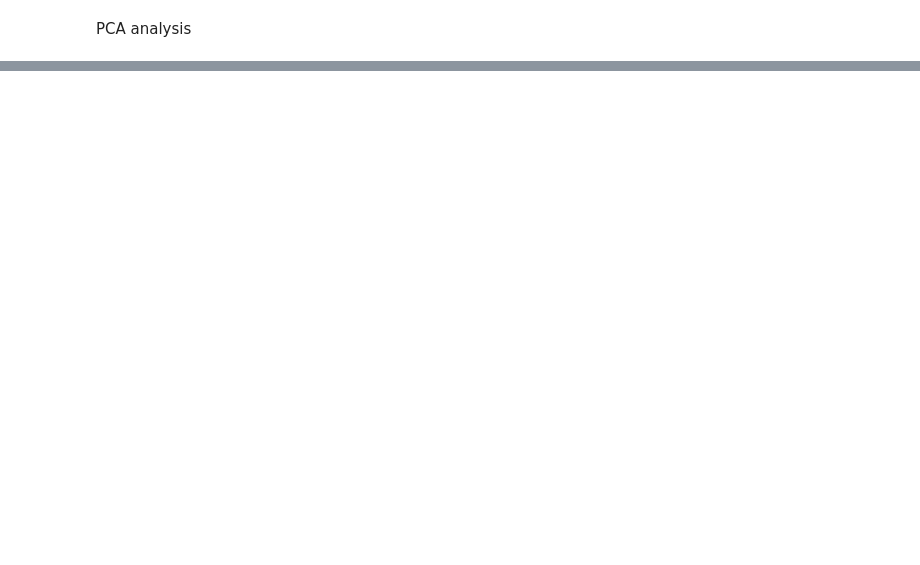
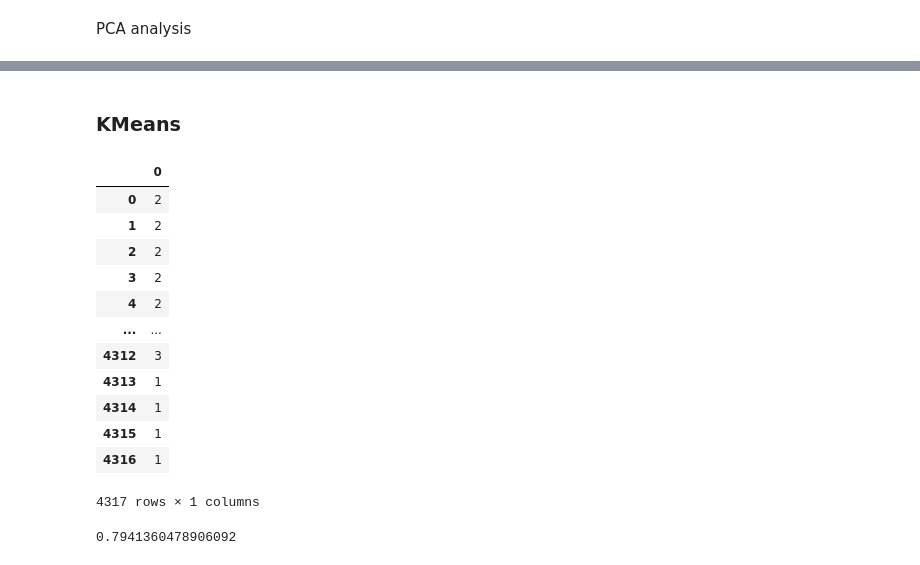
Before and after one commit to wei-coding/MLFN, a Jupyter notebook: Lab2/lab2.ipynb, the cells around one changed output, grey strips where cells are left out. Drawn from its saved outputs; the diff is of its cells as text; code cells hidden in the pictures; blank space fills up the shorter version.

Commit message:
2 cluster algo

```diff
--- a/Lab2/lab2.ipynb
+++ b/Lab2/lab2.ipynb
@@ -149,0 +197,30 @@ data
+# %% [markdown]
+### KMeans
+# %%
+from sklearn.cluster import KMeans
+
+kmeans = KMeans(n_clusters=4)
+kmeans.fit(tf_data)
+
+cluster_labels = pd.DataFrame(kmeans.labels_)
+cluster_labels
+# %% [output]
+|  | 0 |
+| 0 | 2 |
+| 1 | 2 |
+| 2 | 2 |
+| 3 | 2 |
+| 4 | 2 |
+| ... | ... |
+| 4312 | 3 |
+| 4313 | 1 |
+| 4314 | 1 |
+| 4315 | 1 |
+| 4316 | 1 |
+4317 rows × 1 columns
+# %%
+from sklearn.metrics import adjusted_mutual_info_score
+
+adjusted_mutual_info_score(ans["Cluster"], cluster_labels[0])
+# %% [output]
+0.7941360478906092
```
Also changed, not shown: parts of 13 cells of this notebook, 1 other file.
